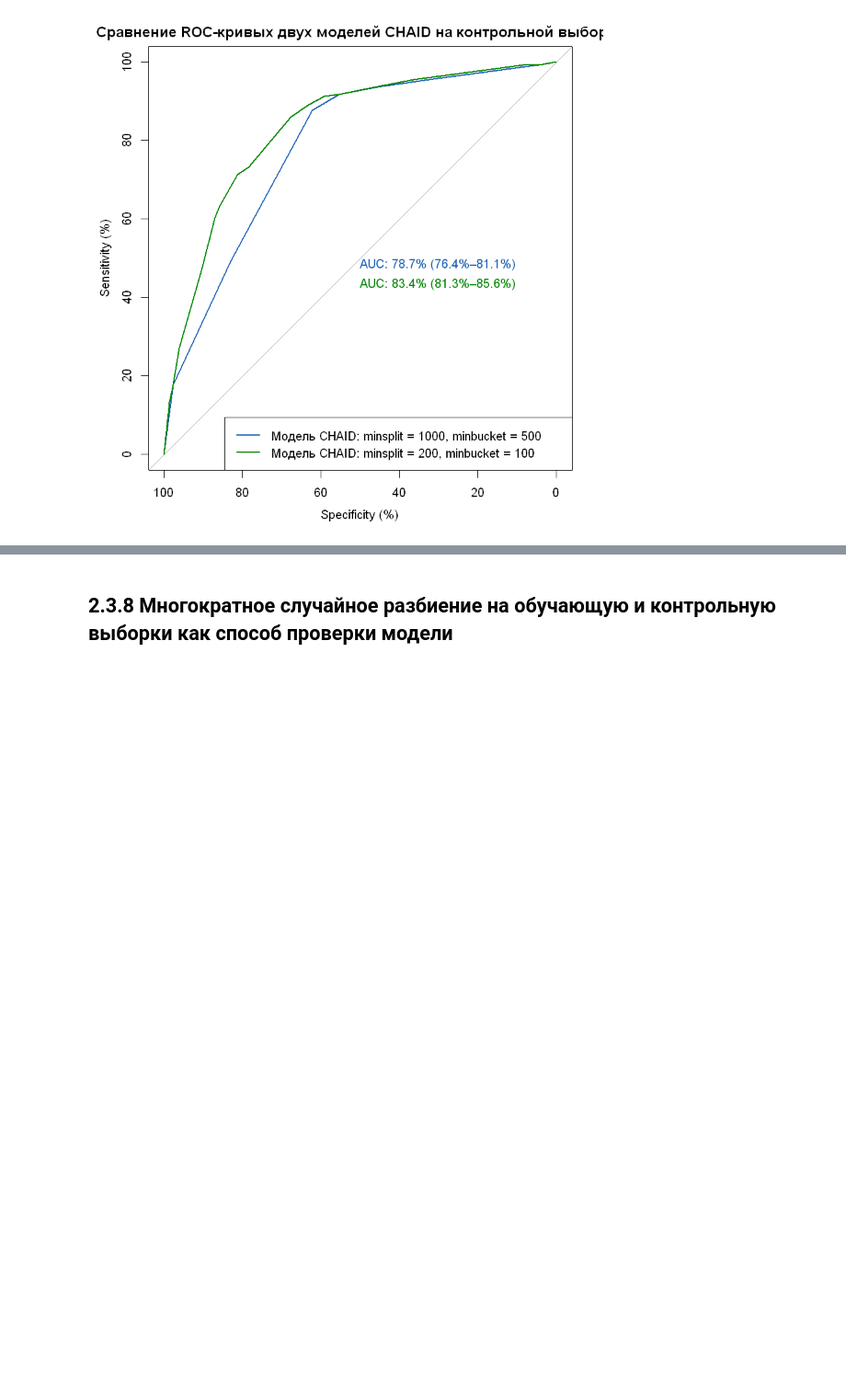
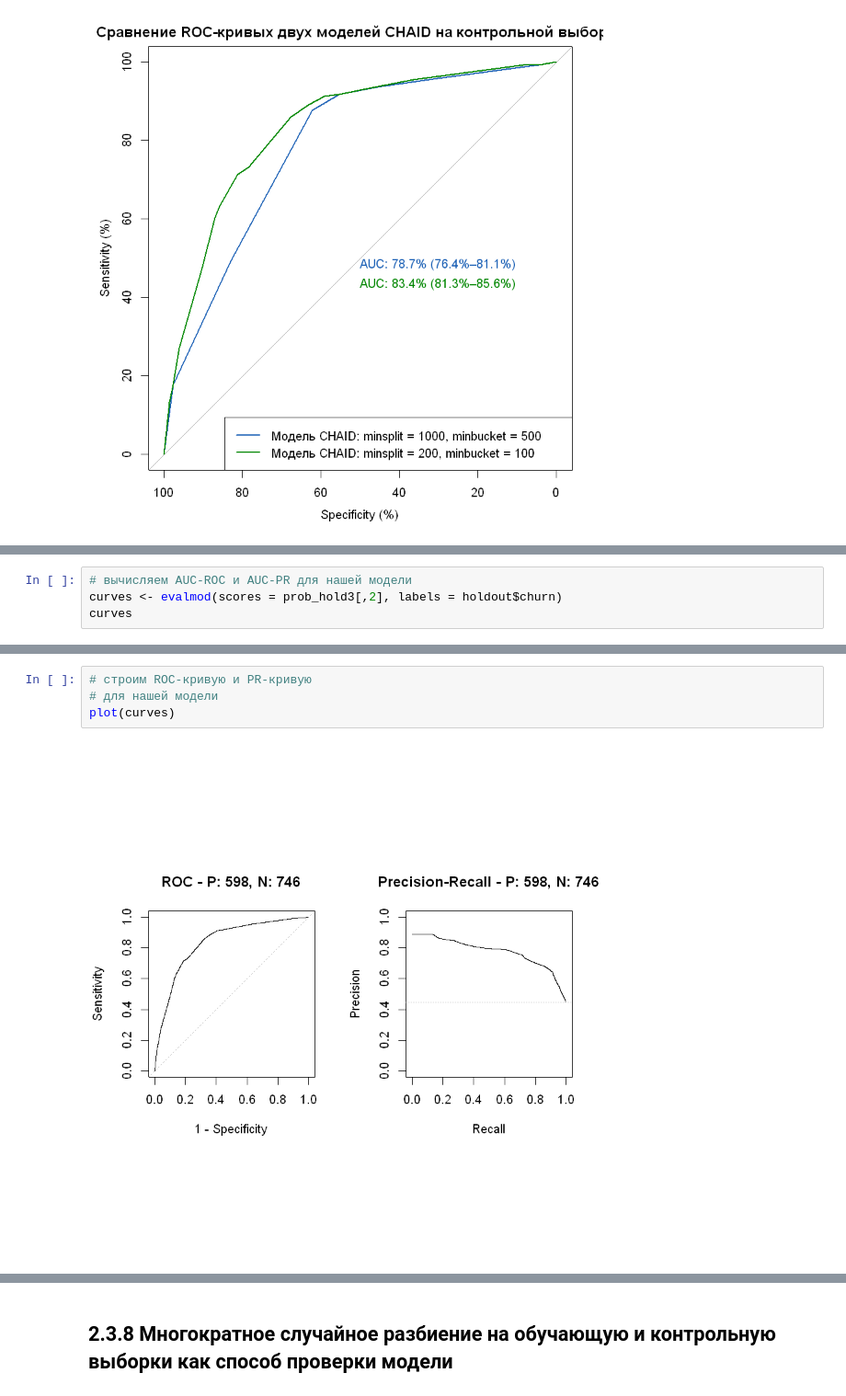
Before and after one commit to openself/Gewissta_ML_Course, a Jupyter notebook: Notebooks/Модуль 2_Построение деревьев решений CHAID с помощью пакета R CHAID.ipynb, the cells around one changed output, grey strips where cells are left out. Shown at 92% size. Drawn from its saved outputs; the diff is of its cells as text; blank space fills up the shorter version.

```diff
--- a/Notebooks/Модуль 2_Построение деревьев решений CHAID с помощью пакета R CHAID.ipynb
+++ b/Notebooks/Модуль 2_Построение деревьев решений CHAID с помощью пакета R CHAID.ipynb
@@ -1202,0 +1241,4 @@ legend("bottomright", legend=c("Модель CHAID: minsplit = 1000, minbucket =
+# %%
+# вычисляем AUC-ROC и AUC-PR для нашей модели
+curves <- evalmod(scores = prob_hold3[,2], labels = holdout$churn)
+curves
@@ -1202,0 +1257,6 @@ legend("bottomright", legend=c("Модель CHAID: minsplit = 1000, minbucket =
+# %%
+# строим ROC-кривую и PR-кривую
+# для нашей модели
+plot(curves)
+# %% [output]
+[figure, added]
```
Also changed, not shown: parts of 13 cells of this notebook, 15 other files.
